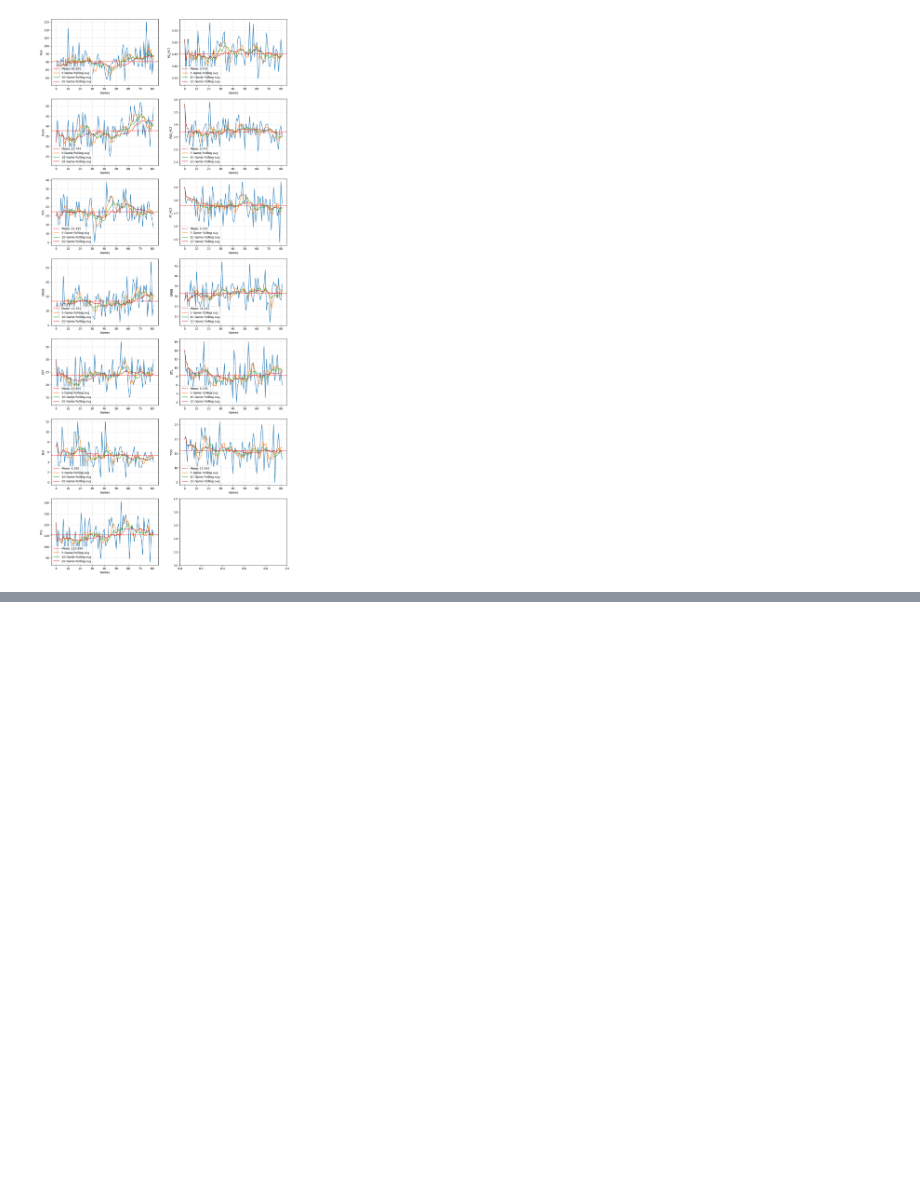
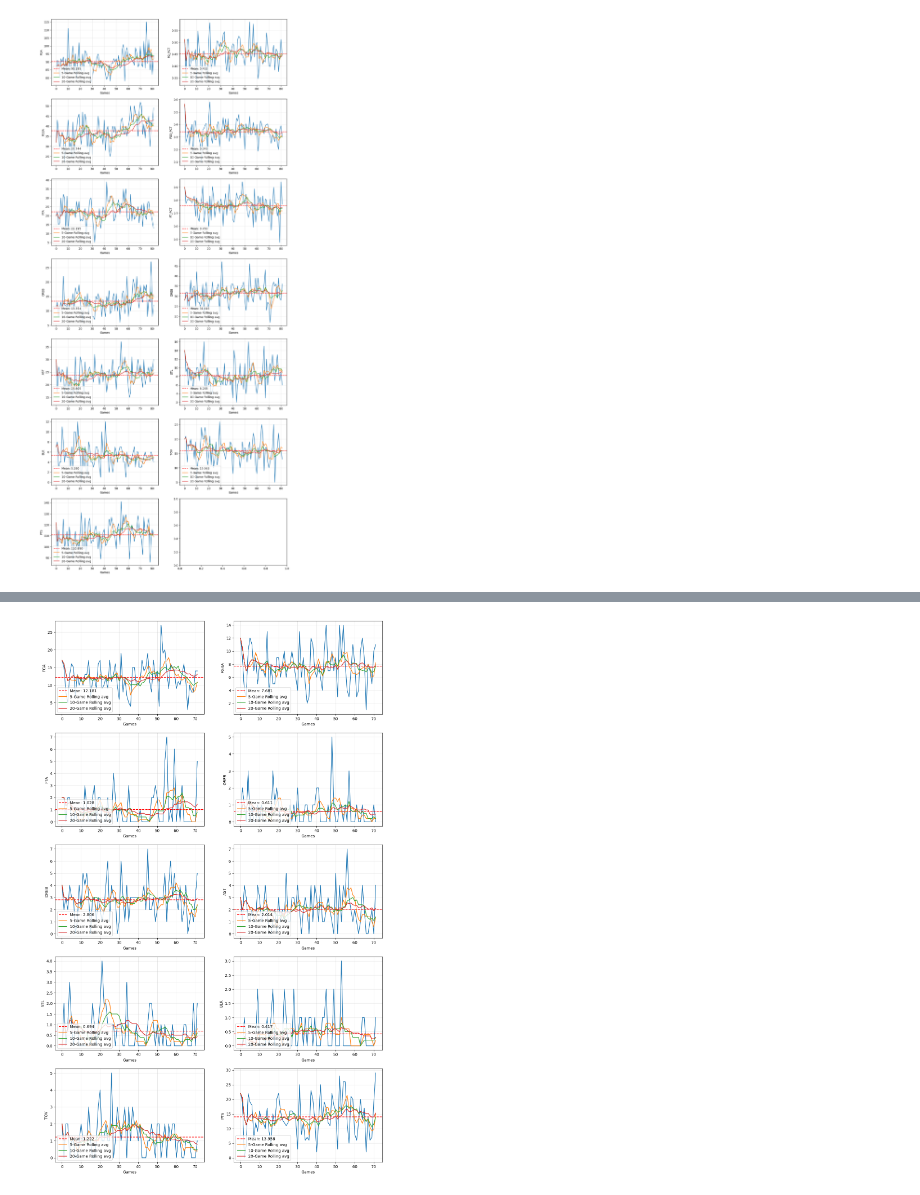
Before and after one commit to lorenzoliuzzo/MBAI, a Jupyter notebook: notebooks/rollingavg.ipynb, the cells around one changed output, grey strips where cells are left out. Cells and saved outputs as stored; diff of their text form; code cells hidden in the pictures; blank space fills up the shorter version.

Commit message:
Rolling averages plots for a single player for a specific season.

```diff
--- a/notebooks/rollingavg.ipynb
+++ b/notebooks/rollingavg.ipynb
@@ -81,0 +92,8 @@ for i, col in enumerate(cols2avg):
+# %%
+player_combined_df = pd.concat(players_dfs).drop('SEASON_ID', axis=1).reset_index(drop=True)
+# %%
+player_ids = player_combined_df['PLAYER_ID'].unique()
+current_player_id = player_ids[100]
+# %%
+P_df = player_combined_df[player_combined_df['PLAYER_ID'] == current_player_id].drop('PLAYER_ID', axis=1)
+P_df = P_df.set_index('GAME_ID').sort_index()
@@ -81,0 +117,35 @@ for i, col in enumerate(cols2avg):
+# %%
+cols2avg = ['FGA', 'FG3A', 'FTA', 'OREB', 'DREB', 'AST', 'STL', 'BLK', 'TOV', 'PTS']
+# %%
+n_rows = math.ceil(len(cols2avg) / 2)
+fig, axes = plt.subplots(n_rows, 2, figsize=(15, 5*n_rows))
+axes = axes.flatten()
+
+game_range = range(len(P_df.index))
+
+for i, col in enumerate(cols2avg):
+    ax = axes[i]
+    ax.set_xlabel("Games")
+    ax.set_ylabel(col)
+
+    data = P_df[col]
+    ax.plot(game_range, data)
+
+    mean = data.mean()
+    ax.axhline(y=mean, color='red', linestyle='--', label=f'Mean: {mean:.3f}')
+
+    avg5 = data.rolling(window=5, min_periods=1).mean()
+    ax.plot(game_range, avg5, label='5-Game Rolling avg')
+
+    avg10 = data.rolling(window=10, min_periods=1).mean()
+    ax.plot(game_range, avg10, label='10-Game Rolling avg')
+
+    avg20 = data.rolling(window=20, min_periods=1).mean()
+    ax.plot(game_range, avg20, label='20-Game Rolling avg')
+
+    ax.legend(loc="lower left")
+    ax.grid(True, alpha=0.3)
+
+    ax.plot()
+# %% [output]
+[figure, added]
```
Also changed, not shown: parts of 3 cells of this notebook.
